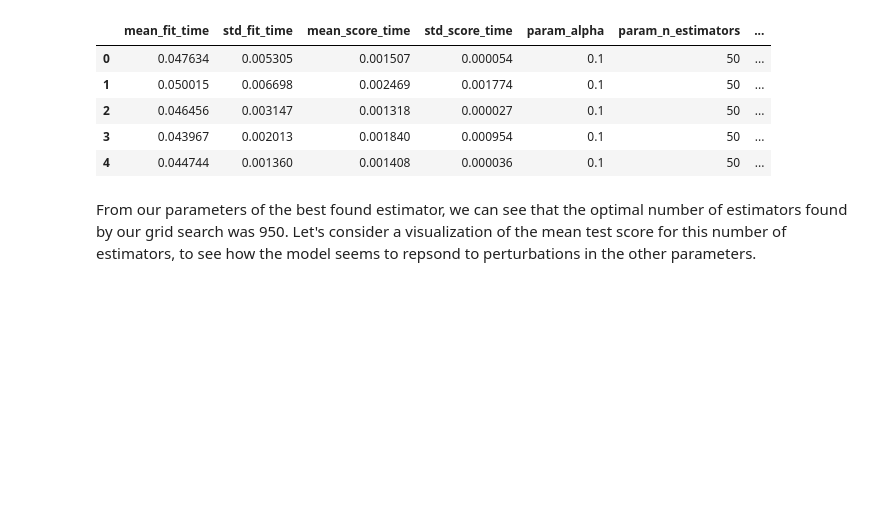
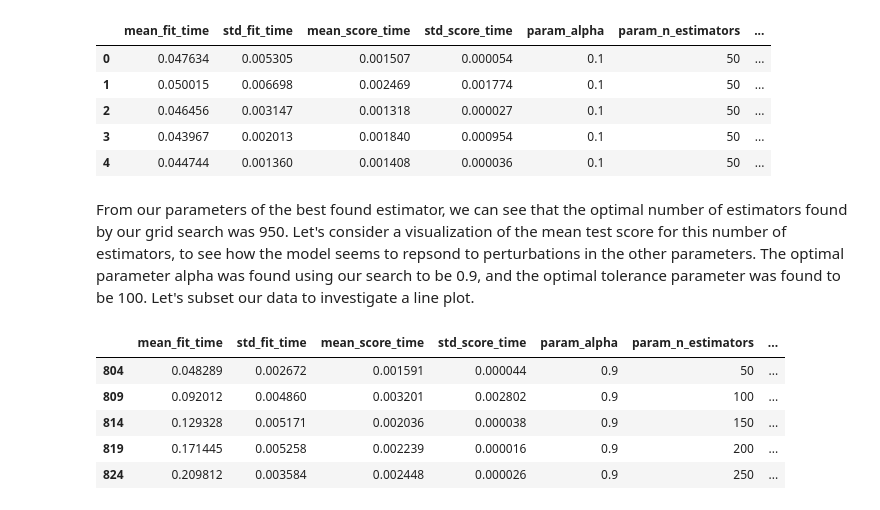
Before and after one commit to bbjornstad/concrete-strength-regression, a Jupyter notebook: index.ipynb, the cells around one changed output. Drawn from its saved outputs; the diff is of its cells as text; code cells hidden in the pictures; blank space fills up the shorter version.

```diff
--- a/index.ipynb
+++ b/index.ipynb
@@ -410,4 +412,16 @@ gbr_param_search_results.head()
 | 3 | 0.043967 | 0.002013 | 0.001840 | 0.000954 | 0.1 | 50 | ... |
 | 4 | 0.044744 | 0.001360 | 0.001408 | 0.000036 | 0.1 | 50 | ... |
 # %% [markdown]
-From our parameters of the best found estimator, we can see that the optimal number of estimators found by our grid search was 950. Let's consider a visualization of the mean test score for this number of estimators, to see how the model seems to repsond to perturbations in the other parameters.
+From our parameters of the best found estimator, we can see that the optimal number of estimators found by our grid search was 950. Let's consider a visualization of the mean test score for this number of estimators, to see how the model seems to repsond to perturbations in the other parameters. The optimal parameter alpha was found using our search to be 0.9, and the optimal tolerance parameter was found to be 100. Let's subset our data to investigate a line plot.
+# %%
+gbr_optimal_alpha_tol = gbr_param_search_results.loc[
+    (gbr_param_search_results.param_alpha == 0.9)
+    & (gbr_param_search_results.param_tol == 100)]
+gbr_optimal_alpha_tol.head()
+# %% [output]
+|  | mean_fit_time | std_fit_time | mean_score_time | std_score_time | param_alpha | param_n_estimators | ... |
+| 804 | 0.048289 | 0.002672 | 0.001591 | 0.000044 | 0.9 | 50 | ... |
+| 809 | 0.092012 | 0.004860 | 0.003201 | 0.002802 | 0.9 | 100 | ... |
+| 814 | 0.129328 | 0.005171 | 0.002036 | 0.000038 | 0.9 | 150 | ... |
+| 819 | 0.171445 | 0.005258 | 0.002239 | 0.000016 | 0.9 | 200 | ... |
+| 824 | 0.209812 | 0.003584 | 0.002448 | 0.000026 | 0.9 | 250 | ... |
```
Also changed, not shown: parts of 3 cells of this notebook.
